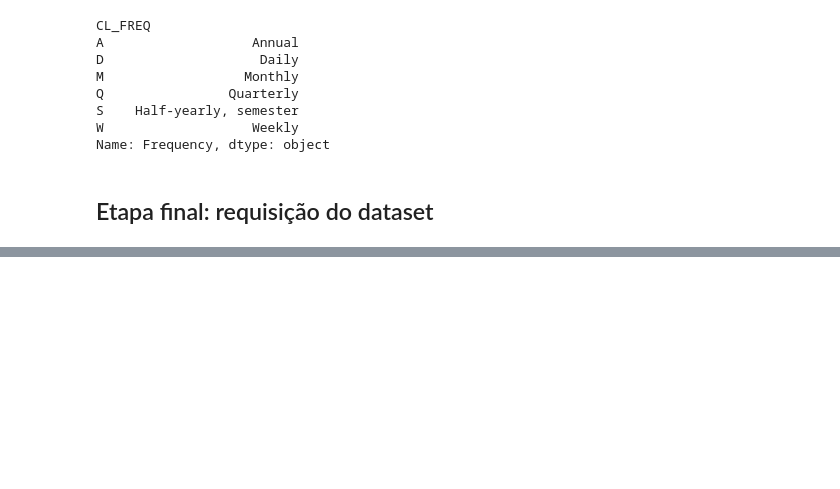
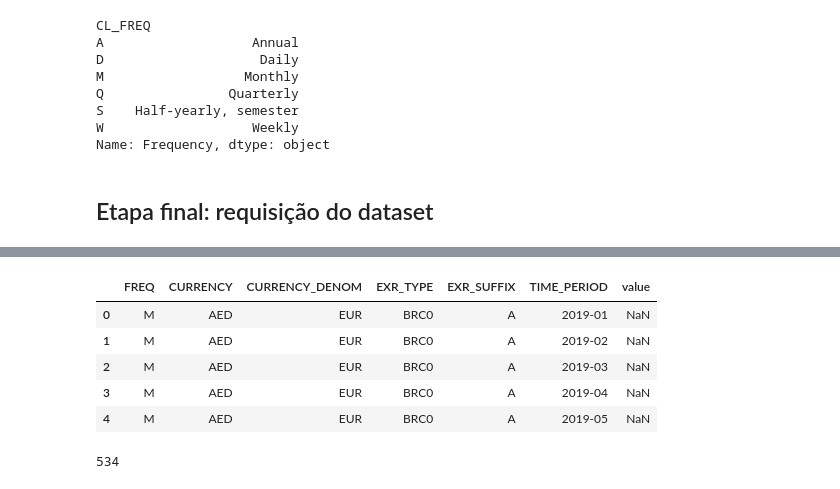
Before and after one commit to caiolamego/TrabalhoSBD2, a Jupyter notebook: base_dados/sdmx.ipynb, the cells around one changed output, grey strips where cells are left out. Saved outputs shown, nothing was run; the diff lists cells and outputs as text; code cells hidden in the pictures; blank space fills up the shorter version.

```diff
--- a/base_dados/sdmx.ipynb
+++ b/base_dados/sdmx.ipynb
@@ -314,0 +600,51 @@ xml.Reader got no structure=… argument for StructureSpecificData
+# %%
+import sdmx
+import pandas as pd
+
+nome_base = 'EXR'
+#key = 'USA+BRA.G63G_S13_POFYGDP.A'
+
+
+# Cliente IMF
+client = sdmx.Client("ECB")
+# base = client.dataflow(nome_base)
+# nome_estrutura = list(base.structure.keys())[0]
+# estrutura = base.structure[nome_estrutura]
+
+# params = dict(
+#     startPeriod="2000",
+# )
+
+
+key = dict(CURRENCY_DENOM="EUR", FREQ="M", EXR_SUFFIX="A")
+
+params = dict(startPeriod="2019-01", endPeriod="2019-06")
+
+data_msg = client.data(nome_base, key=key, params=params)#.data[0]
+
+
+
+# Baixar os dados
+# data_msg = client.data(nome_base, key=key, params=params, dsd=estrutura)
+
+# Converter para pandas DataFrame
+df = sdmx.to_pandas(
+    data_msg,
+    #datetime="TIME_PERIOD"
+    )
+
+df = df.reset_index()
+
+display(df.head())
+# df.to_csv('hdp.csv', index=False)
+# %% [output]
+|  | FREQ | CURRENCY | CURRENCY_DENOM | EXR_TYPE | EXR_SUFFIX | TIME_PERIOD | value |
+| 0 | M | AED | EUR | BRC0 | A | 2019-01 | NaN |
+| 1 | M | AED | EUR | BRC0 | A | 2019-02 | NaN |
+| 2 | M | AED | EUR | BRC0 | A | 2019-03 | NaN |
+| 3 | M | AED | EUR | BRC0 | A | 2019-04 | NaN |
+| 4 | M | AED | EUR | BRC0 | A | 2019-05 | NaN |
+# %%
+len(data_msg.data[0].obs)
+# %% [output]
+534
```
Also changed, not shown: parts of 25 cells of this notebook, 14 other files.
